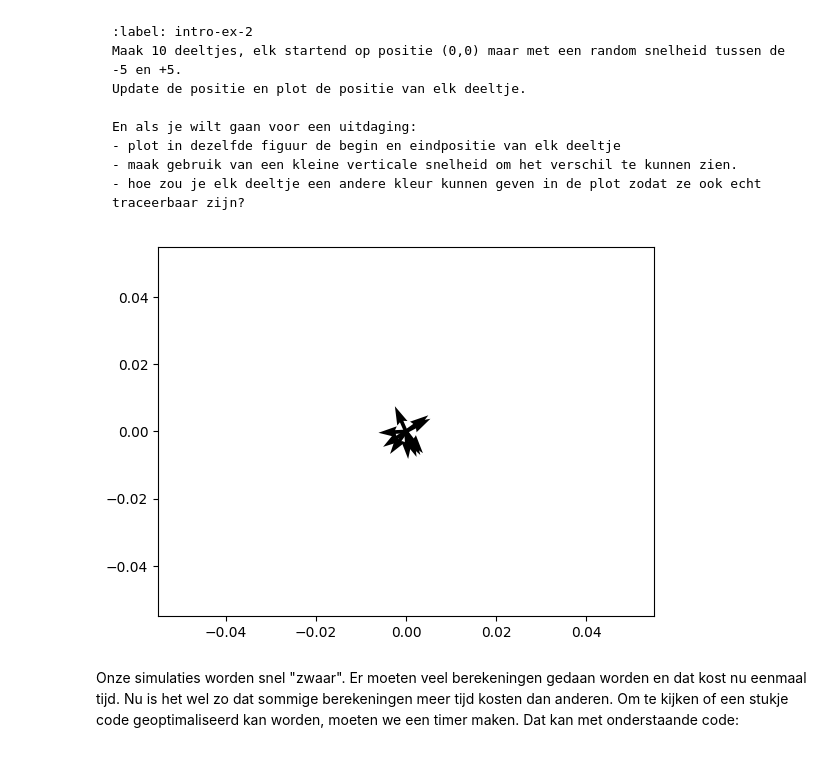
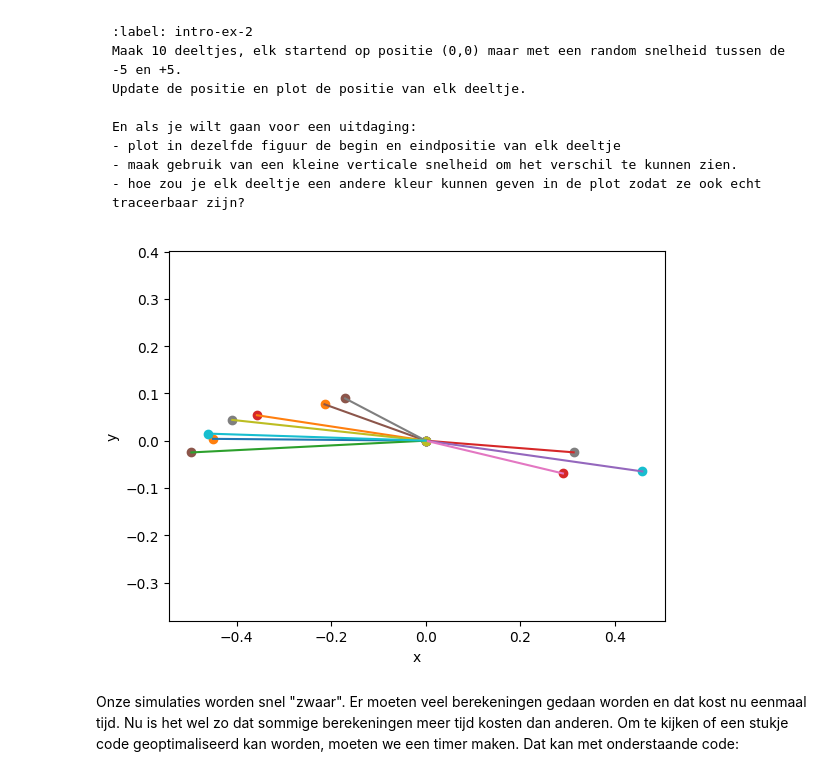
Before and after one commit to Ernesto-delft/Floris-Ernesto, a Jupyter notebook: Content/PySim/1_intro_sim.ipynb, the cells around one changed output. Saved outputs shown, nothing was run; the diff lists cells and outputs as text; code cells hidden in the pictures.

```diff
--- a/Content/PySim/1_intro_sim.ipynb
+++ b/Content/PySim/1_intro_sim.ipynb
@@ -182,19 +172,43 @@ En als je wilt gaan voor een uitdaging:
 # %%
 #your code/answer
 import random
 
 particles_random = []
 for _ in range(10):
-    vx = random.uniform(-5,5)
-    vy = random.uniform(-5,5)
-    particles_random.append(ParticleClass(m=1.0, v=[vx,vy], r=[0.0,0.0], R=1.0))
+    vx = random.uniform(-5, 5)
+    vy = random.uniform(-1, 1)  # kleine verticale snelheid
+    particles_random.append(
+        ParticleClass(m=1.0, v=[vx, vy], r=[0.0, 0.0], R=1.0)
+    )
 
-# voor traceerbaarheid:
+dt = 0.1
+
 plt.figure()
-for p in particles_random:
-    plt.quiver(p.r[0], p.r[1], p.v[0], p.v[1])
+
+for i, p in enumerate(particles_random):
+    r_start = p.r.copy()   # beginpositie
+
+    # update positie
+    p.r[0] += p.v[0] * dt
+    p.r[1] += p.v[1] * dt
+
+    # eindpositie
+    r_end = p.r
+
+    # plot begin en eind
+    plt.scatter(r_start[0], r_start[1])
+    plt.scatter(r_end[0], r_end[1])
+
+    # verbind met lijn
+    plt.plot([r_start[0], r_end[0]],
+             [r_start[1], r_end[1]])
+
+plt.xlabel("x")
+plt.ylabel("y")
+plt.axis("equal")
+plt.show()
 # %% [output]
-[figure, old version]
+[figure, new version]
 # %% [markdown]
 Onze simulaties worden snel "zwaar".
 Er moeten veel berekeningen gedaan worden en dat kost nu eenmaal tijd.
```
Also changed, not shown: parts of 1 cell of this notebook.
